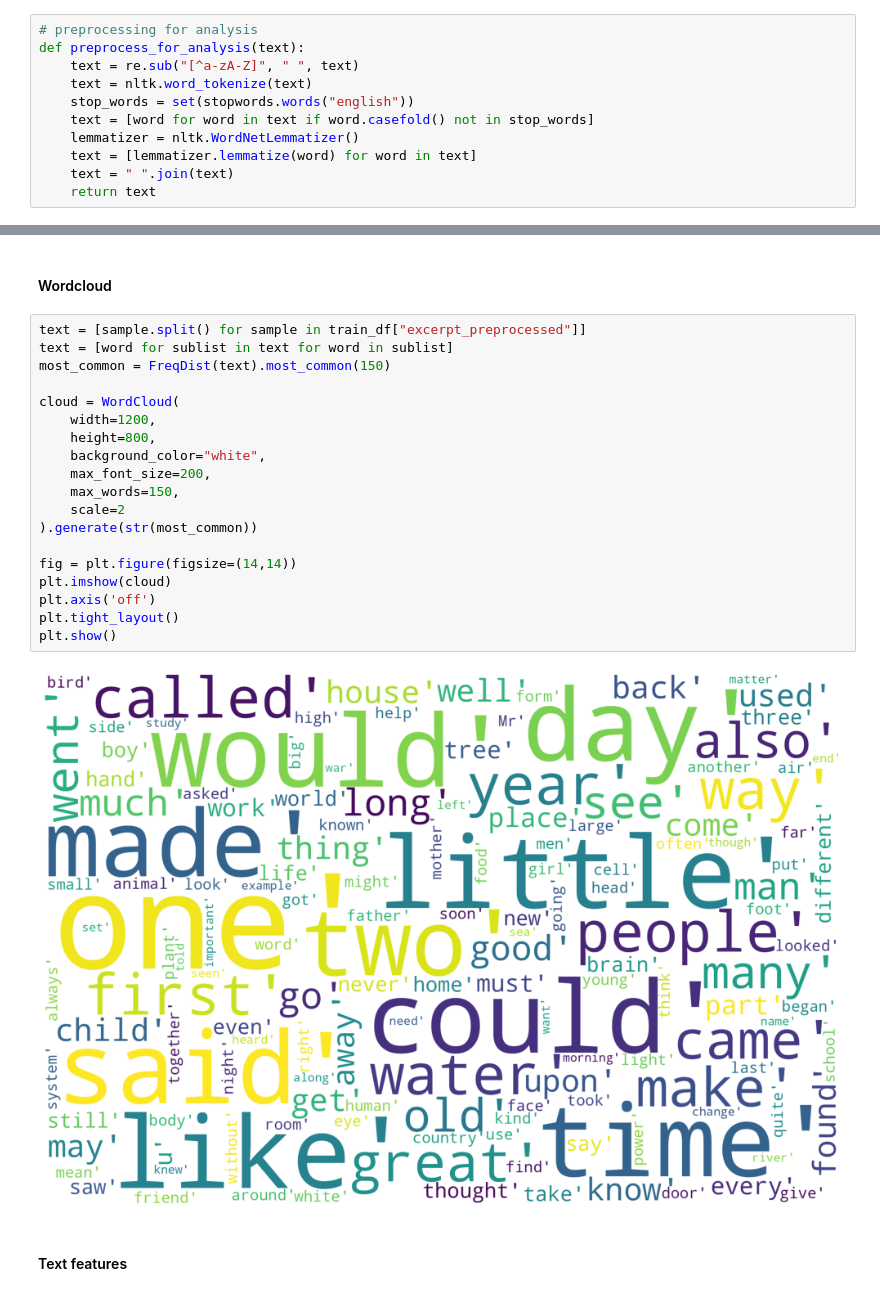
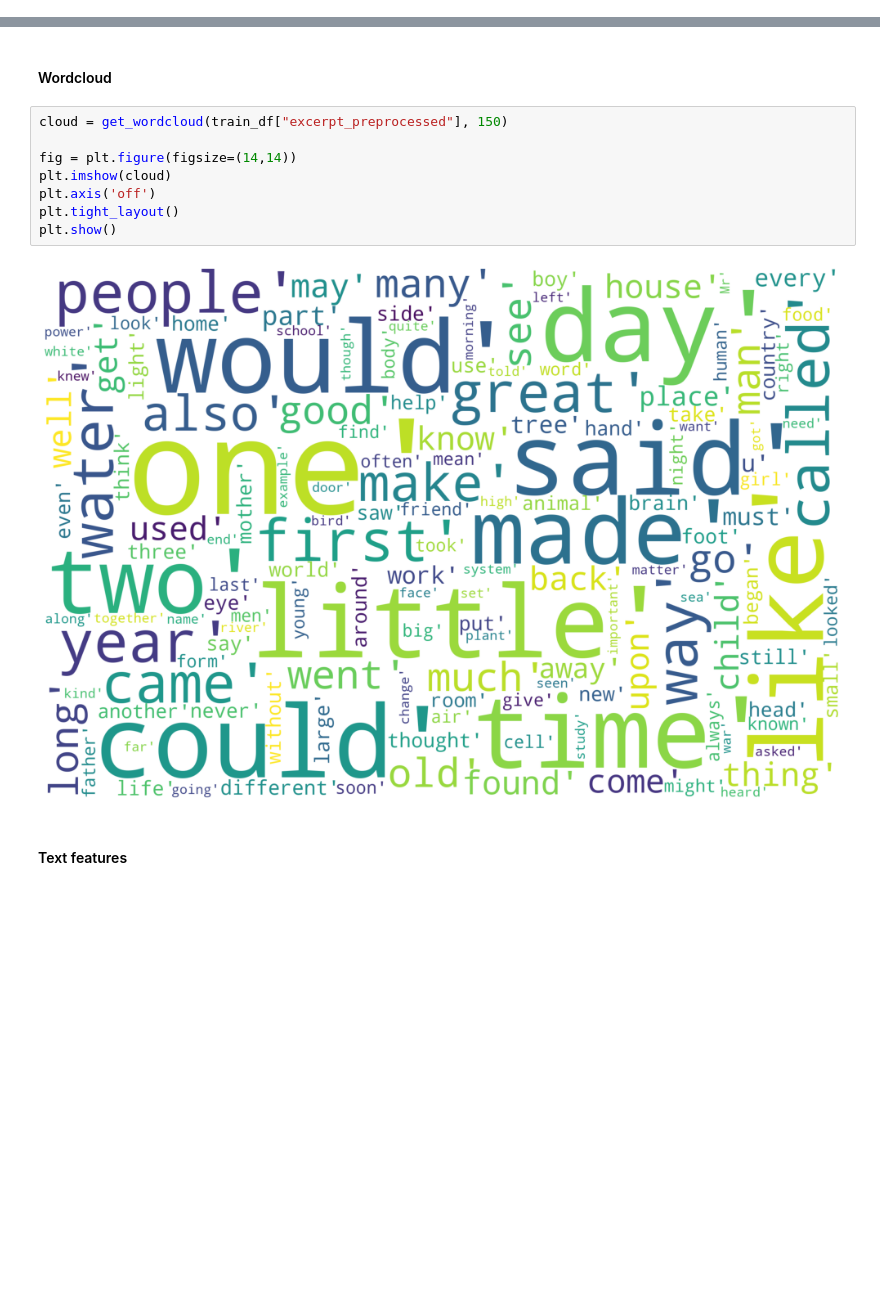
Before and after one commit to HeleneFabia/commonlit-readability, a Jupyter notebook: notebooks/eda.ipynb, the cells around one changed output, grey strips where cells are left out. Saved outputs shown, nothing was run; the diff lists cells and outputs as text; blank space fills up the shorter version.

```diff
--- a/notebooks/eda.ipynb
+++ b/notebooks/eda.ipynb
@@ -68,16 +75,5 @@ train_df.nunique().plot.barh();
 # %% [markdown]
 ### Preprocessing
-# %%
-# preprocessing for analysis
-def preprocess_for_analysis(text):
-    text = re.sub("[^a-zA-Z]", " ", text)
-    text = nltk.word_tokenize(text)
-    stop_words = set(stopwords.words("english"))
-    text = [word for word in text if word.casefold() not in stop_words]
-    lemmatizer = nltk.WordNetLemmatizer()
-    text = [lemmatizer.lemmatize(word) for word in text]
-    text = " ".join(text)
-    return text
 # %%
 example = train_df.iloc[1]["excerpt"]
 print("Before preprocessing: \n", example)
@@ -160,26 +132,15 @@ for ngram, color in zip(ngrams_names, [0, 1, 4]):
 # %% [markdown]
 #### Wordcloud
 # %%
-text = [sample.split() for sample in train_df["excerpt_preprocessed"]]
-text = [word for sublist in text for word in sublist]
-most_common = FreqDist(text).most_common(150)
-
-cloud = WordCloud(
-    width=1200,
-    height=800,
-    background_color="white",
-    max_font_size=200,
-    max_words=150,
-    scale=2
-).generate(str(most_common))
+cloud = get_wordcloud(train_df["excerpt_preprocessed"], 150)
 
 fig = plt.figure(figsize=(14,14))
 plt.imshow(cloud)
 plt.axis('off')
 plt.tight_layout()
 plt.show()
 # %% [output]
-[figure, old version]
+[figure, new version]
 # %% [markdown]
 #### Text features
 # %%
```
Also changed, not shown: parts of 22 cells of this notebook.
